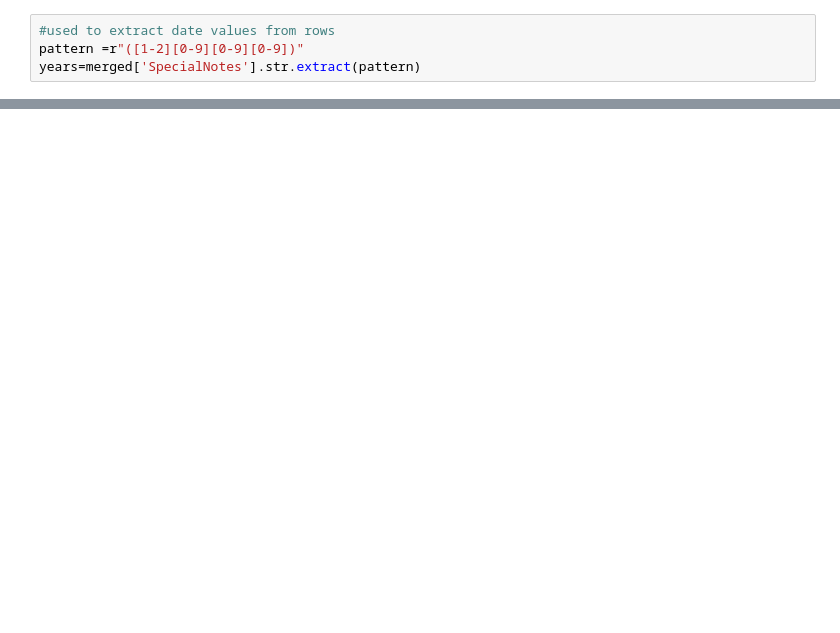
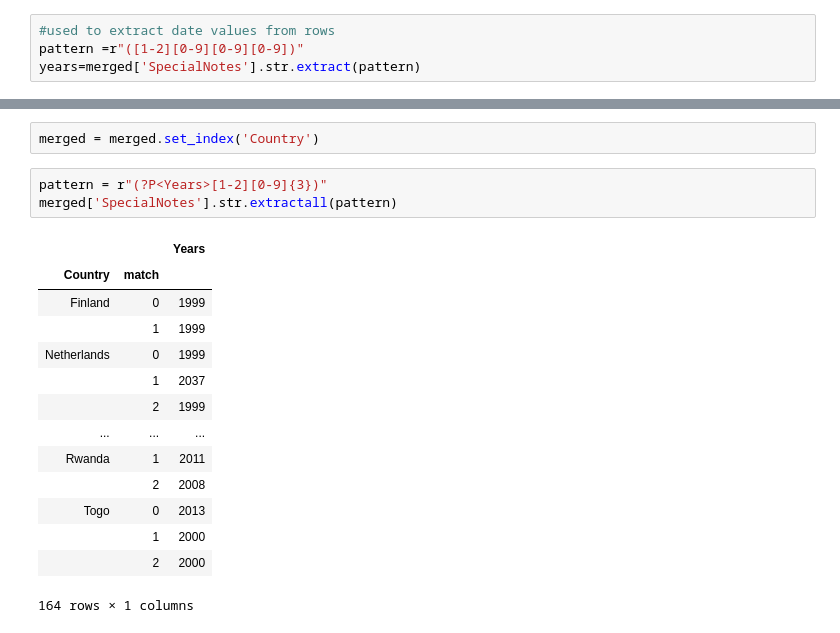
Before and after one commit to Clemo97/string-cleaning, a Jupyter notebook: string-cleaning.ipynb, the cells around one changed output, grey strips where cells are left out. Saved outputs shown, nothing was run; the diff lists cells and outputs as text; blank space fills up the shorter version.

Commit message:
applied str.extractall() method.

```diff
--- a/string-cleaning.ipynb
+++ b/string-cleaning.ipynb
@@ -218,3 +218,23 @@ years=merged['SpecialNotes'].str.extract(pattern)
 When we used the Series.str.extract() method, we enclosed our regular expression in parentheses. The parentheses indicate that only the character pattern matched should be extracted and returned in a series. We call this a capturing group.
 <br>If the capturing group doesn't exist in a row (or there is no match) the value in that row is set to NaN instead. As a result, the Series returned looked like this:</br>
 ![ ](extract.png)
+# %%
+merged = merged.set_index('Country')
+# %%
+pattern = r"(?P<Years>[1-2][0-9]{3})"
+merged['SpecialNotes'].str.extractall(pattern)
+# %% [output]
+|  |  | Years |
+| Country | match |  |
+| Finland | 0 | 1999 |
+|  | 1 | 1999 |
+| Netherlands | 0 | 1999 |
+|  | 1 | 2037 |
+|  | 2 | 1999 |
+| ... | ... | ... |
+| Rwanda | 1 | 2011 |
+|  | 2 | 2008 |
+| Togo | 0 | 2013 |
+|  | 1 | 2000 |
+|  | 2 | 2000 |
+164 rows × 1 columns
```
Also changed, not shown: parts of 4 cells of this notebook, 1 other file.
